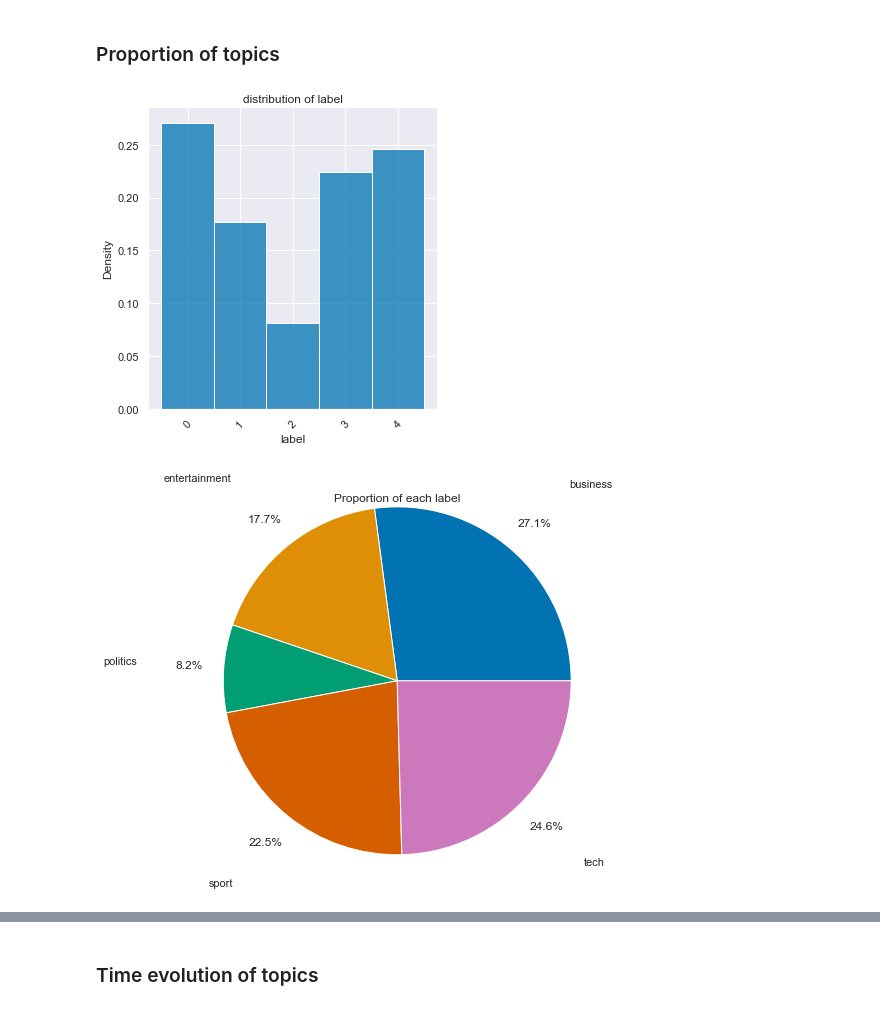
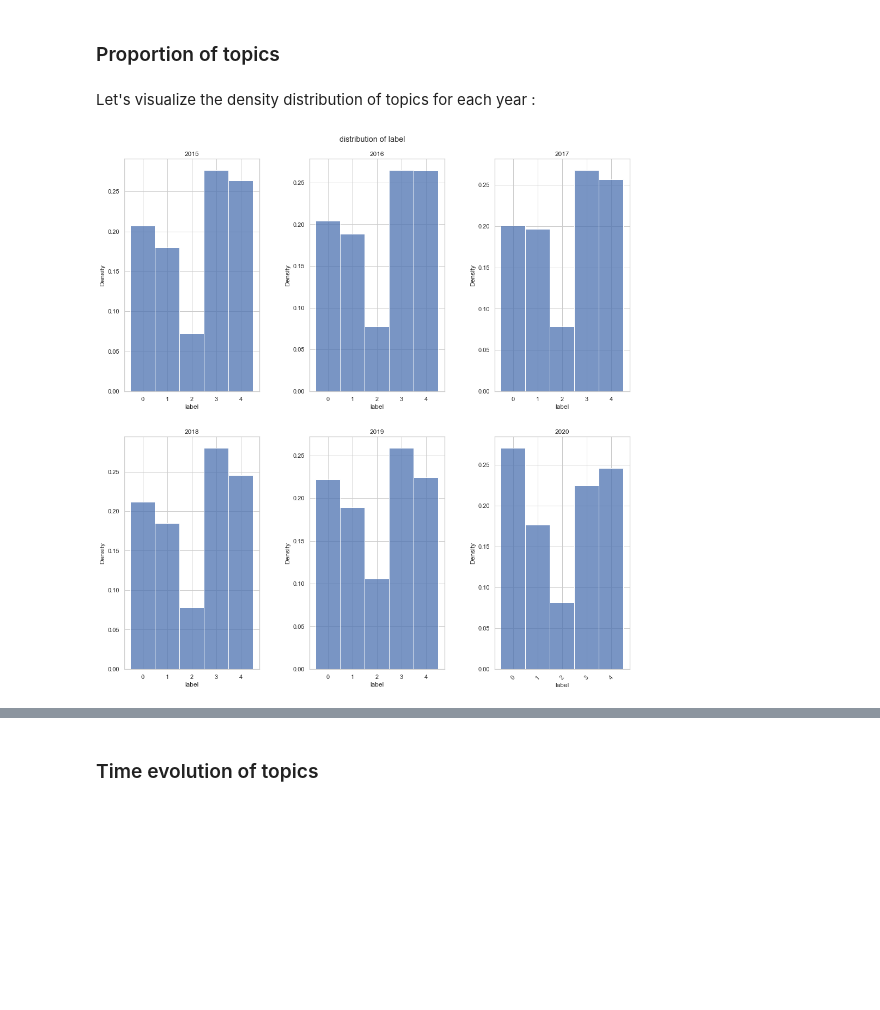
Before and after one commit to epfl-ada/ada-2021-project-adamandeve, a Jupyter notebook: Milestone3.ipynb, the cells around one changed output, grey strips where cells are left out. Saved outputs shown, nothing was run; the diff lists cells and outputs as text; code cells hidden in the pictures; blank space fills up the shorter version.

```diff
--- a/Milestone3.ipynb
+++ b/Milestone3.ipynb
@@ -1193,5 +1198,4 @@ df_2016.head(3)
 Classification of the 2015 quotations:
 # %%
 path_dataset = data_folder + 'quotes-2015-clean.json.bz2'
-path_dataset_clean = data_folder + 'quotes-2015-clean_classified.json.bz2'
-add_label(path_dataset, path_dataset_clean)
+path_dataset_clean_2015 = data_folder + 'quotes-2015-clean_classified.json.bz2'
@@ -1201,5 +1207,5 @@ The final shape of the dataset is 139516
 # %%
-df_2015 = pd.read_json(path_dataset_clean, lines=True, compression='bz2')
+df_2015 = pd.read_json(path_dataset_clean_2015, lines=True, compression='bz2')
 df_2015.head(3)
 # %% [output]
 |  | quotation | speaker | date | qids | urls | label |
@@ -1208,16 +1214,24 @@ df_2015.head(3)
 | 2 | anything cup tasty | RICHARD CHAPLOW | 2015-08-25 | Q2081399 | yorkshirepost.co.uk | 3 |
 # %% [markdown]
 ### Proportion of topics <a class="anchor" id="section_4_2"></a>
-# %%
-'''
-Helper function that plots the distribution of the column x of the dataframe.
-'''
-def plot_distrib(df, x) :
-    # plot the distribution of the column x of the dataframe
-    sns.displot(df, x = x, binwidth= None, stat = 'density', discrete = True)
-    plt.title(f'distribution of {x}')
-    plt.xticks(rotation=45)
-    plt.show()
+# %%
+'''
+Helper function that plots the distribution of the column x of the dataframe.
+'''
+def plot_distrib(df1, df2, df3, df4, df5, df6, x) :
+    #create the subplots
+    fig, axes = plt.subplots(nrows=2, ncols=3, figsize=(15,15))
+    fig.tight_layout(pad=5.0)
+    # plot the distributions of the column x of the dataframe
+    sns.histplot(df1, x = x, binwidth= None, stat = 'density', discrete = True, ax=axes[0,0]).set_title('2015')
+    sns.histplot(df2, x = x, binwidth= None, stat = 'density', discrete = True, ax=axes[0,1]).set_title('2016')
+    sns.histplot(df3, x = x, binwidth= None, stat = 'density', discrete = True, ax=axes[0,2]).set_title('2017')
+    sns.histplot(df4, x = x, binwidth= None, stat = 'density', discrete = True, ax=axes[1,0]).set_title('2018')
+    sns.histplot(df5, x = x, binwidth= None, stat = 'density', discrete = True, ax=axes[1,1]).set_title('2019')
+    sns.histplot(df6, x = x, binwidth= None, stat = 'density', discrete = True, ax=axes[1,2]).set_title('2020')
+    fig.suptitle(f'distribution of {x}')
+    plt.xticks(rotation=45)
+    plt.show()
 # %%
 '''
 Helper function that plots the pie chart for the column x of the dataframe 'data'.
@@ -1237,8 +1247,6 @@ CLASS = ['business', 'entertainment', 'politics', 'sport', 'tech']
+# %% [markdown]
+Let's visualize the density distribution of topics for each year :
 # %%
-plot_distrib(df_2020, 'label')
+plot_distrib(df_2015, df_2016,df_2017, df_2018, df_2019, df_2020, 'label')
 # %% [output]
-[figure, old version]
+[figure, new version]
-# %%
-plot_pie(df_2020, 'label',  CLASS)
-# %% [output]
-[figure, removed]
```
Also changed, not shown: parts of 50 cells of this notebook.
